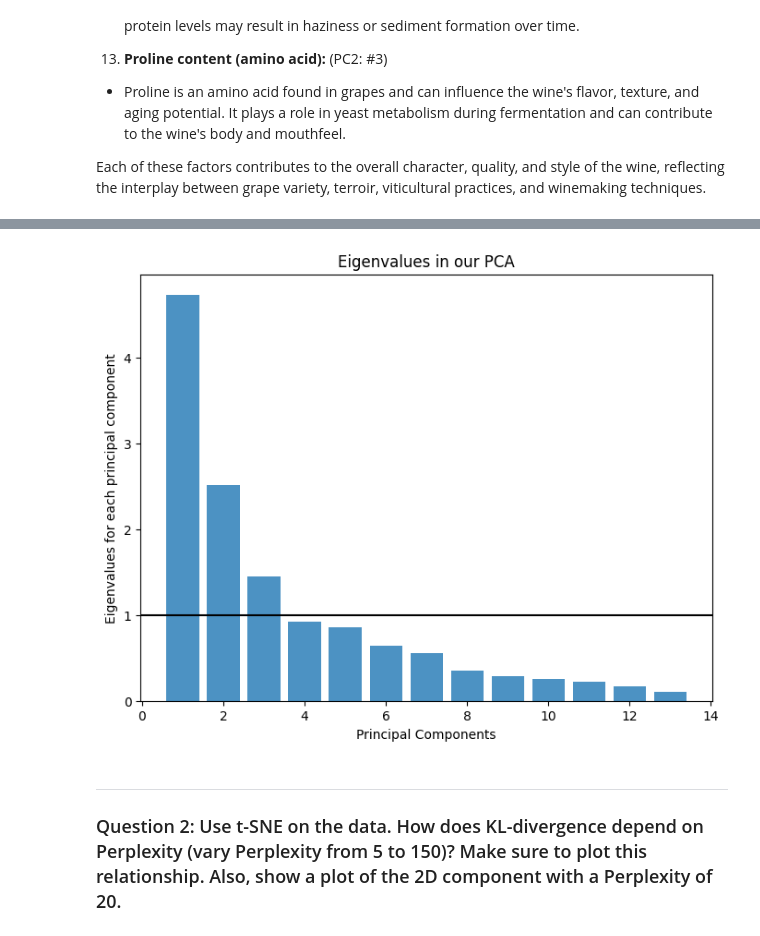
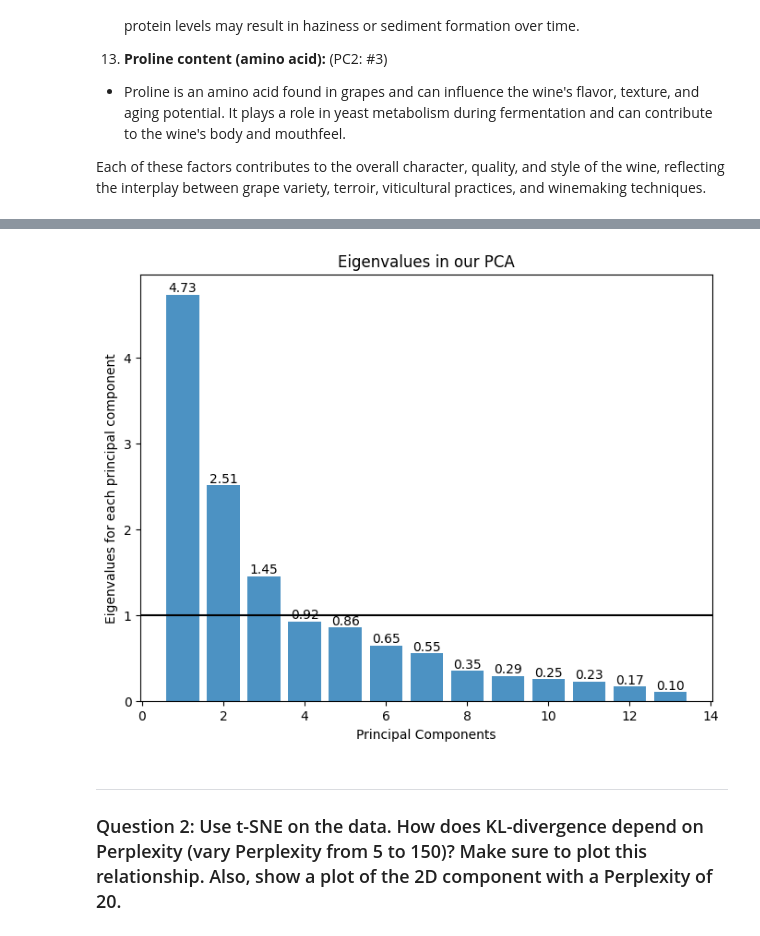
Before and after one commit to whykay-01/machine-learning, a Jupyter notebook: homeworks/hwk5/hwk5.ipynb, the cells around one changed output, grey strips where cells are left out. Drawn from its saved outputs; the diff is of its cells as text; code cells hidden in the pictures.

```diff
--- a/homeworks/hwk5/hwk5.ipynb
+++ b/homeworks/hwk5/hwk5.ipynb
@@ -282,13 +282,19 @@ Ash_stand                -0.002051    -0.316069
 
 Each of these factors contributes to the overall character, quality, and style of the wine, reflecting the interplay between grape variety, terroir, viticultural practices, and winemaking techniques.
 # %%
+from sklearn.decomposition import PCA
+import matplotlib.pyplot as plt
+
 pca = PCA(n_components=df_standardized.shape[1])
 principalComponents = pca.fit_transform(df_standardized)
-# explained variance ratios: https://scikit-learn.org/stable/modules/generated/sklearn.decomposition.PCA.html
 explained_variance = pca.explained_variance_ratio_
 
 plt.figure(figsize=(8, 6))
-plt.bar(range(1, len(explained_variance) + 1), explained_variance * 100, alpha=0.8, align='center')
+bars = plt.bar(range(1, len(explained_variance) + 1), explained_variance * 100, alpha=0.8, align='center')
+
+for bar, value in zip(bars, explained_variance):
+    plt.text(bar.get_x() + bar.get_width() / 2, bar.get_height(), f'{value * 100:.2f}%', ha='center', va='bottom')
+
 plt.ylabel('Explained Variance in %')
 plt.xlabel('Principal Components')
 plt.title('Explained Variance Ratio by Principal Components')
@@ -298,16 +304,20 @@ plt.show()
 # %%
 # eigenvalues
 eigenvalues = pca.explained_variance_
 
 plt.figure(figsize=(8, 6))
-plt.bar(range(1, len(eigenvalues) + 1), eigenvalues, alpha=0.8, align='center')
+bars = plt.bar(range(1, len(eigenvalues) + 1), eigenvalues, alpha=0.8, align='center')
 plt.axhline(y=1, color='k', linestyle='-')  # Add a horizontal line at y=0
+
+for bar, value in zip(bars, eigenvalues):
+    plt.text(bar.get_x() + bar.get_width() / 2, bar.get_height(), f'{value:.2f}', ha='center', va='bottom')
+
 plt.ylabel('Eigenvalues for each principal component')
 plt.xlabel('Principal Components')
 plt.title('Eigenvalues in our PCA')
 plt.show()
 # %% [output]
-[figure, old version]
+[figure, new version]
 # %% [markdown]
 ---
 
```
Also changed, not shown: parts of 3 cells of this notebook, 1 other file.
